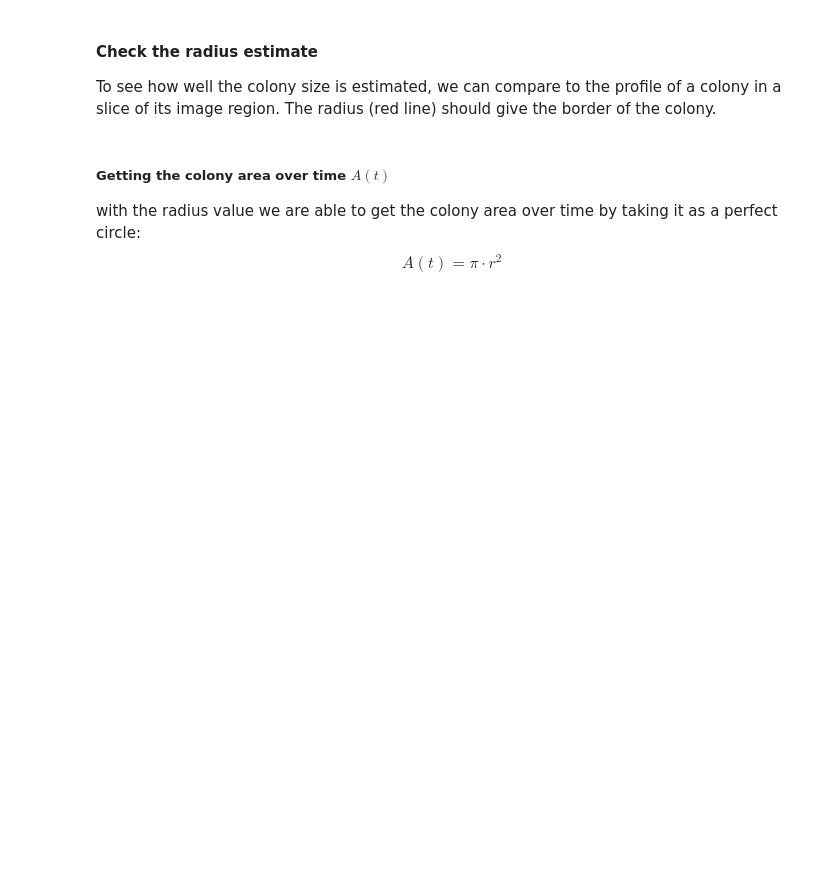
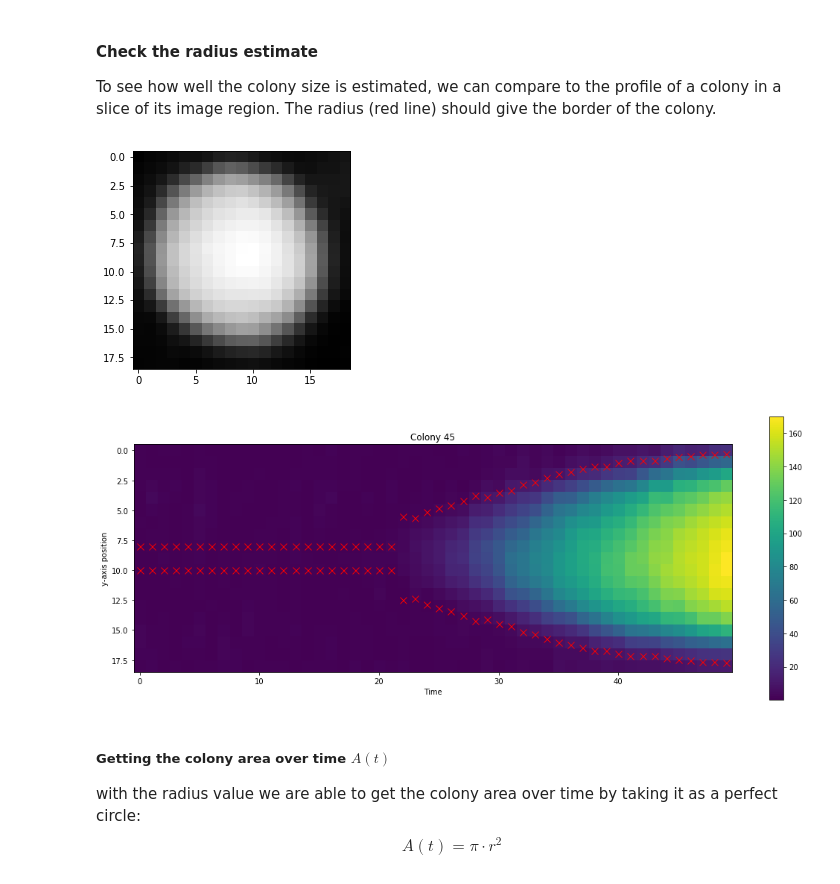
Before and after one commit to RudgeLab/FluoPi, a Jupyter notebook: Examples/Colony_size_and_fluo.ipynb, the cells around one changed output. Saved outputs shown, nothing was run; the diff lists cells and outputs as text; code cells hidden in the pictures; blank space fills up the shorter version.

```diff
--- a/Examples/Colony_size_and_fluo.ipynb
+++ b/Examples/Colony_size_and_fluo.ipynb
@@ -217,10 +298,13 @@ To see how well the colony size is estimated, we can compare to the profile of a
 # %%
 IDCol=Cols[2]
 print()
 plt.figure()
 plt.imshow(ACRoisS[IDCol][:,:,-1], interpolation='none', cmap='gray')
-flup.check_radius(ACRoisS, IDCol, T, r_dots=R_frame[IDCol])
-#flup.check_radius(ACRoisS, IDCol, T, r_dots=R_frame[IDCol], filename='Plots/Kymograph_'+str(IDCol))
+#flup.check_radius(ACRoisS, IDCol, T, r_dots=R_frame[IDCol])
+flup.check_radius(ACRoisS, IDCol, T, r_dots=R_frame[IDCol], filename='Plots/Size_and_fluo/Kymograph_'+str(IDCol))
+# %% [output]
+[figure, added]
+[figure, added]
 # %% [markdown]
 ##### Getting the colony area over time $A(t)$
 with the radius value we are able to get the colony area over time by taking it as a perfect circle: $$A(t) = \pi \cdot r^{2}$$
```
Also changed, not shown: parts of 42 cells of this notebook, 13 other files.
